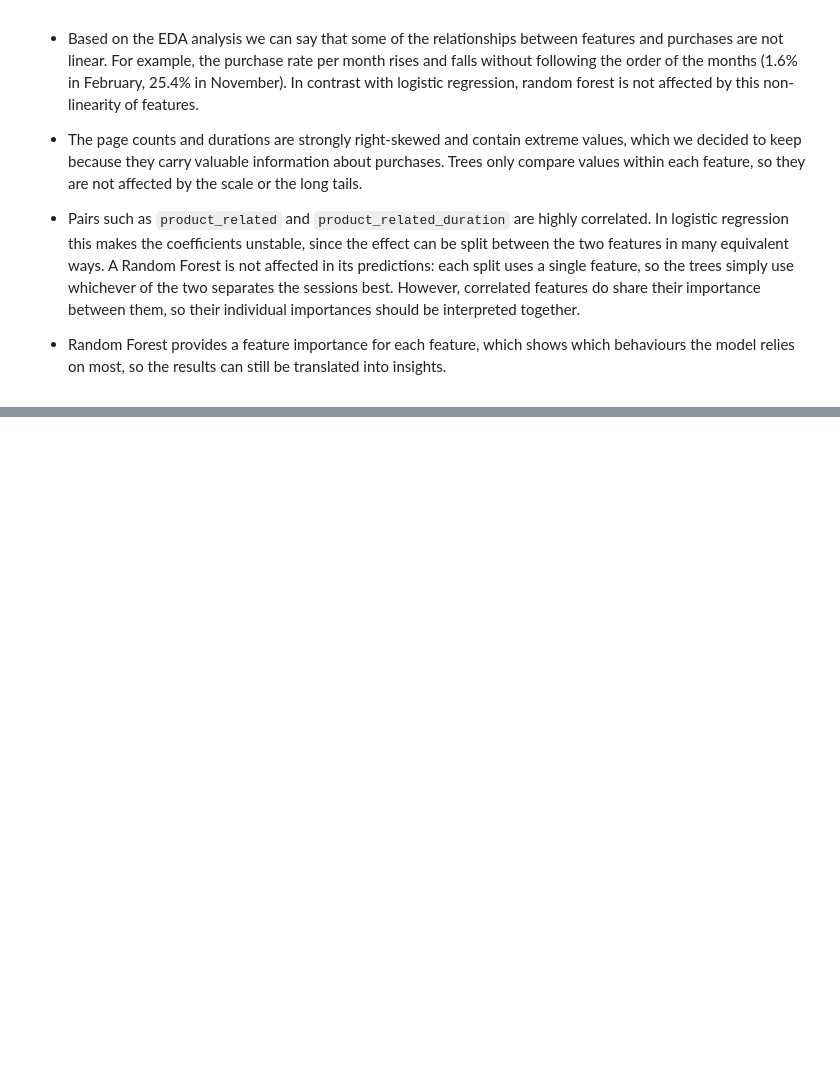
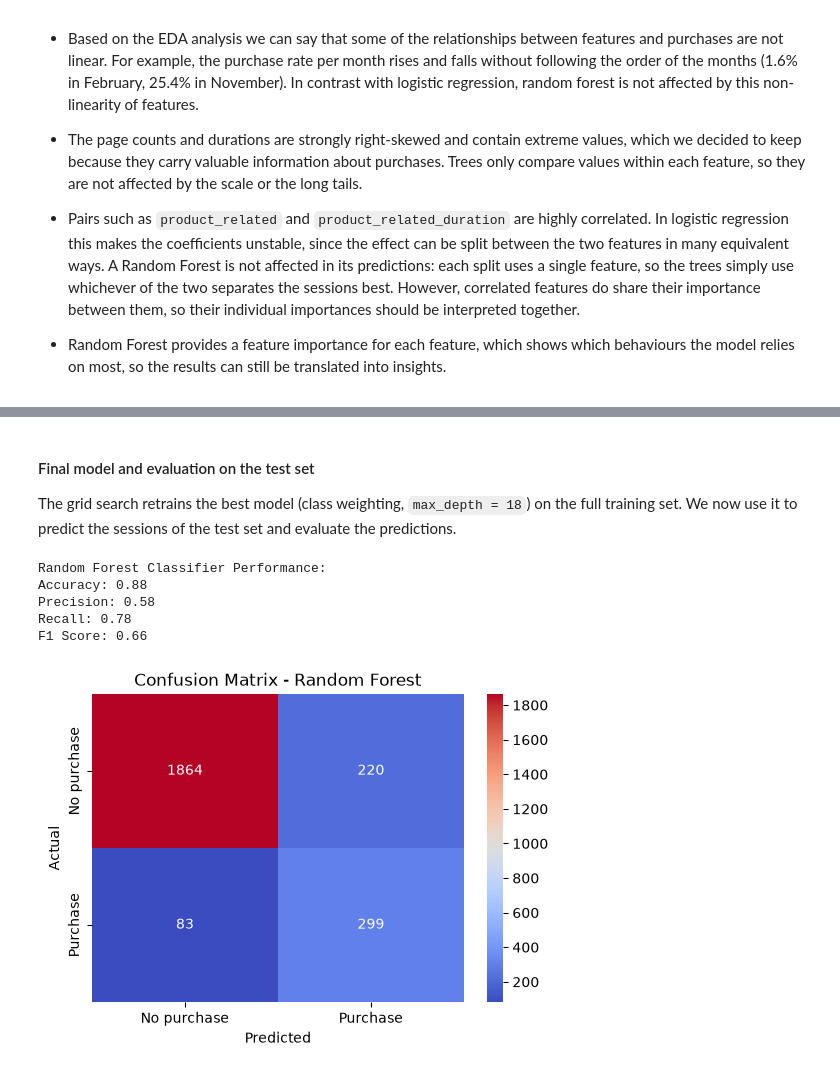
Before and after one commit to tginting-star/RLML_ecommerce_project, a Jupyter notebook: Project/Project code.ipynb, the cells around one changed output, grey strips where cells are left out. Drawn from its saved outputs; the diff is of its cells as text; code cells hidden in the pictures; blank space fills up the shorter version.

```diff
--- a/Project/Project code.ipynb
+++ b/Project/Project code.ipynb
@@ -1026,0 +1099,38 @@ Both balancing techniques raise the F1 and the recall:
+# %% [markdown]
+#### Final model and evaluation on the test set
+
+The grid search retrains the best model (class weighting, `max_depth = 18`) on the full training set. We now use it to predict the sessions of the test set and evaluate the predictions.
+# %%
+# Retrained model with best parameters
+rf_tuned = rf_gridSearchCV.best_estimator_
+
+# Predictions on the test set
+rf_y_pred = rf_tuned.predict(X_test)
+
+# Evaluate the model's performance
+accuracy_rf = accuracy_score(y_test, rf_y_pred)
+precision_rf = precision_score(y_test, rf_y_pred)
+recall_rf = recall_score(y_test, rf_y_pred)
+f1_rf = f1_score(y_test, rf_y_pred)
+
+print(f"\nRandom Forest Classifier Performance:")
+print(f"Accuracy: {accuracy_rf:.2f}")
+print(f"Precision: {precision_rf:.2f}")
+print(f"Recall: {recall_rf:.2f}")
+print(f"F1 Score: {f1_rf:.2f}")
+# %% [output]
+Random Forest Classifier Performance:
+Accuracy: 0.88
+Precision: 0.58
+Recall: 0.78
+F1 Score: 0.66
+# %%
+plt.figure(figsize=(6, 4))
+sns.heatmap(confusion_matrix(y_test, rf_y_pred), annot=True, fmt="d", cmap="coolwarm",
+            xticklabels=["No purchase", "Purchase"], yticklabels=["No purchase", "Purchase"])
+plt.xlabel("Predicted")
+plt.ylabel("Actual")
+plt.title("Confusion Matrix - Random Forest")
+plt.show()
+# %% [output]
+[figure, added]
```
Also changed, not shown: parts of 44 cells of this notebook.
